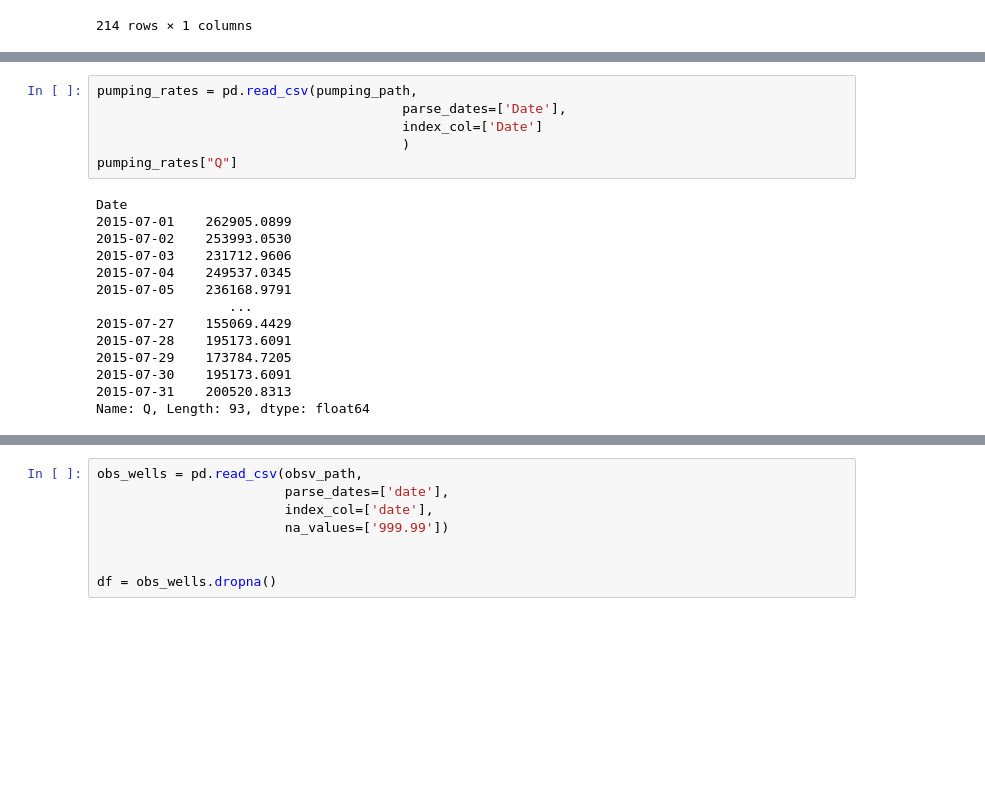
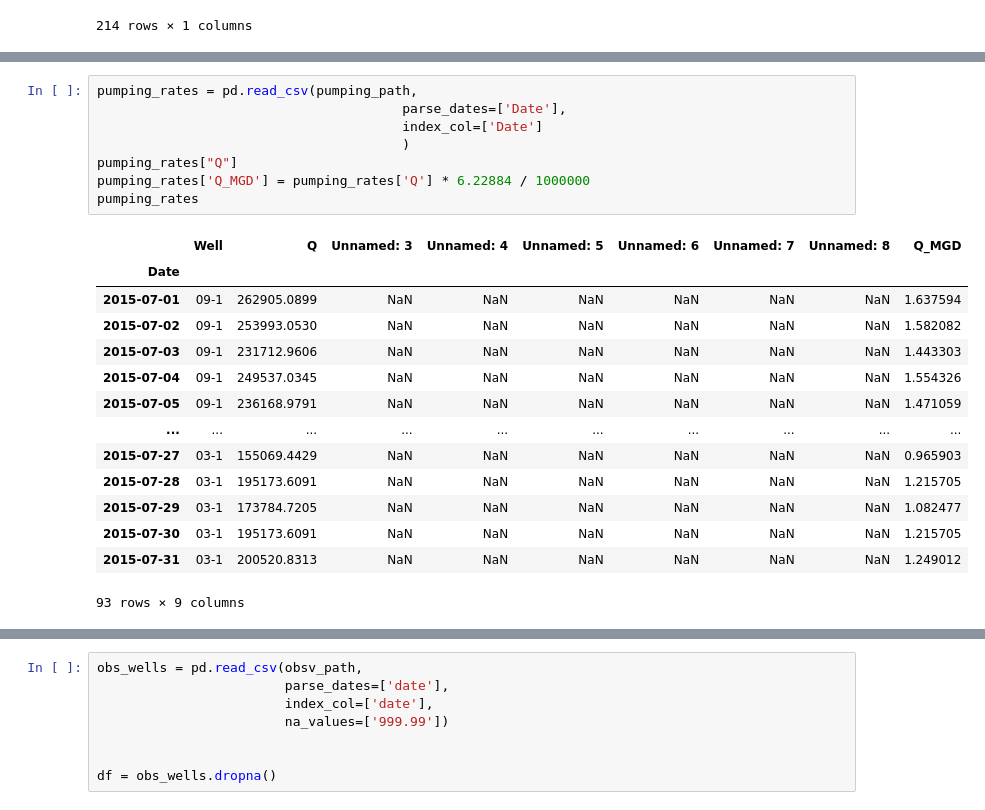
Before and after one commit to nlamkey/LCRWS, a Jupyter notebook: stream-gauge-data.ipynb, the cells around one changed output, grey strips where cells are left out. Cells and saved outputs as stored; diff of their text form; blank space fills up the shorter version.

```diff
--- a/stream-gauge-data.ipynb
+++ b/stream-gauge-data.ipynb
@@ -211,23 +224,26 @@ plt.show()
 # %%
 pumping_rates = pd.read_csv(pumping_path,
                                        parse_dates=['Date'],
                                        index_col=['Date']
                                        )
 pumping_rates["Q"]
+pumping_rates['Q_MGD'] = pumping_rates['Q'] * 6.22884 / 1000000
+pumping_rates
 # %% [output]
+|  | Well | Q | Unnamed: 3 | Unnamed: 4 | Unnamed: 5 | Unnamed: 6 | Unnamed: 7 | Unnamed: 8 | Q_MGD |
+| Date |  |  |  |  |  |  |  |  |  |
+| 2015-07-01 | 09-1 | 262905.0899 | NaN | NaN | NaN | NaN | NaN | NaN | 1.637594 |
+| 2015-07-02 | 09-1 | 253993.0530 | NaN | NaN | NaN | NaN | NaN | NaN | 1.582082 |
+| 2015-07-03 | 09-1 | 231712.9606 | NaN | NaN | NaN | NaN | NaN | NaN | 1.443303 |
+| 2015-07-04 | 09-1 | 249537.0345 | NaN | NaN | NaN | NaN | NaN | NaN | 1.554326 |
+| 2015-07-05 | 09-1 | 236168.9791 | NaN | NaN | NaN | NaN | NaN | NaN | 1.471059 |
+| ... | ... | ... | ... | ... | ... | ... | ... | ... | ... |
+| 2015-07-27 | 03-1 | 155069.4429 | NaN | NaN | NaN | NaN | NaN | NaN | 0.965903 |
+| 2015-07-28 | 03-1 | 195173.6091 | NaN | NaN | NaN | NaN | NaN | NaN | 1.215705 |
+| 2015-07-29 | 03-1 | 173784.7205 | NaN | NaN | NaN | NaN | NaN | NaN | 1.082477 |
+| 2015-07-30 | 03-1 | 195173.6091 | NaN | NaN | NaN | NaN | NaN | NaN | 1.215705 |
+| 2015-07-31 | 03-1 | 200520.8313 | NaN | NaN | NaN | NaN | NaN | NaN | 1.249012 |
-Date
-2015-07-01    262905.0899
-2015-07-02    253993.0530
-2015-07-03    231712.9606
-2015-07-04    249537.0345
-2015-07-05    236168.9791
-                 ...
-2015-07-27    155069.4429
-2015-07-28    195173.6091
-2015-07-29    173784.7205
-2015-07-30    195173.6091
-2015-07-31    200520.8313
-Name: Q, Length: 93, dtype: float64
+93 rows × 9 columns
 # %%
 import seaborn as sns
 
```
Also changed, not shown: parts of 6 cells of this notebook.
